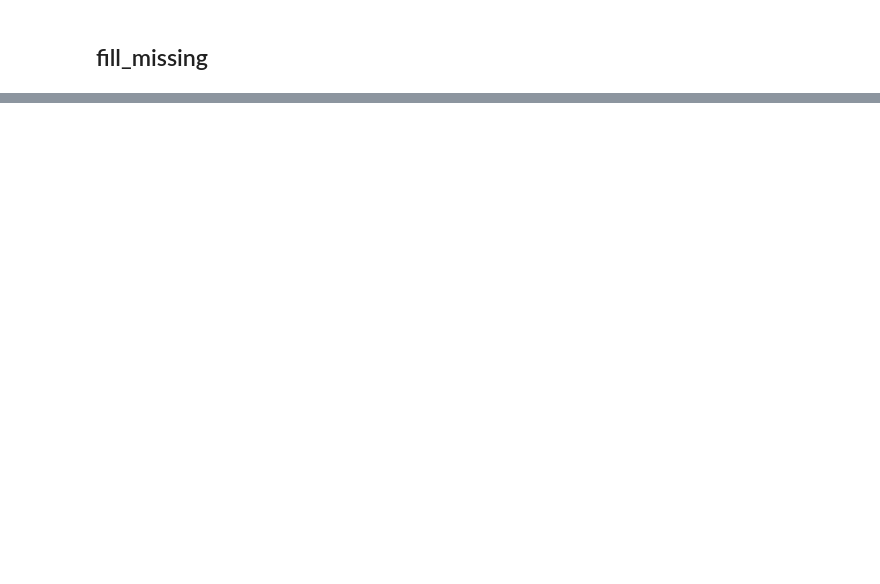
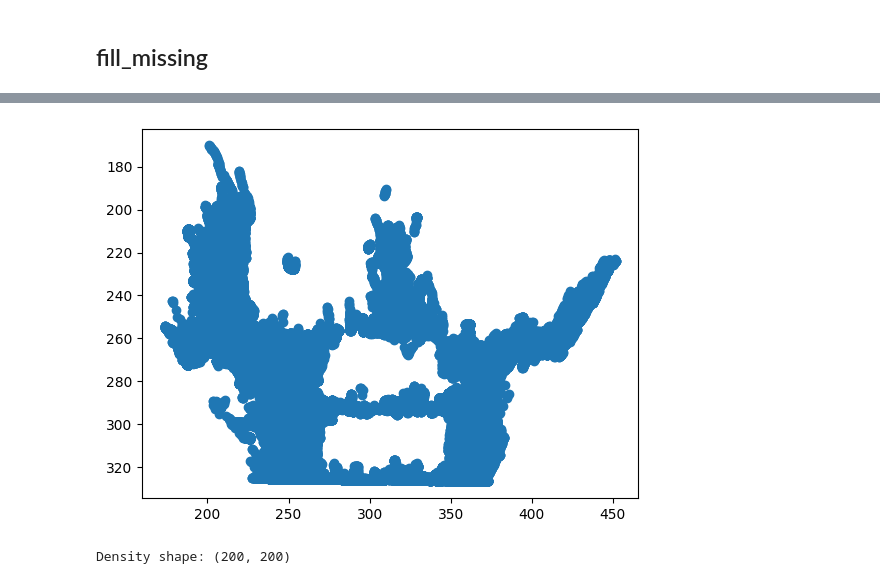
Before and after one commit to jimmoi/DE, a Jupyter notebook: video_mapping.ipynb, the cells around one changed output, grey strips where cells are left out. Drawn from its saved outputs; the diff is of its cells as text; code cells hidden in the pictures; blank space fills up the shorter version.

```diff
--- a/video_mapping.ipynb
+++ b/video_mapping.ipynb
@@ -191,0 +150,3 @@ df_interp[df_interp.isnull().any(axis=1)]
+# %%
+# เพิ่มคอลัมน์ 'foot_position' โดยใช้ข้อมูลลำดับแรกของ person_xy และข้อมูลที่ 4 ของ person_box
+df_interp['foot_position'] = df_interp.apply(lambda row: [row['person_xy'][0], row['person_box'][3]], axis=1)
@@ -191,0 +162,10 @@ df_interp[df_interp.isnull().any(axis=1)]
+# %%
+# ฟังก์ชันแปลงพิกัด
+def transform_point(xy, H):
+    p = np.array([xy[0], xy[1], 1.0])
+    output = H @ p
+    transformed = output[:2] / output[2]
+    return np.round(transformed, 4).tolist()
+
+# เพิ่มคอลัมน์ transformed_point
+df_interp["transformed_point"] = df_interp["foot_position"].apply(lambda xy: transform_point(xy, H))
@@ -261,0 +255,9 @@ else:
+# %%
+# แปลง BGR → RGB เพื่อแสดงใน matplotlib
+frame_rgb = cv2.cvtColor(map_image, cv2.COLOR_BGR2RGB)
+h, w, _ = frame_rgb.shape
+# %%
+# ดึง points ออกมาเป็น numpy array
+points = np.array(df_interp["transformed_point"].tolist())
+x = points[:, 0]
+y = points[:, 1]
@@ -261,0 +297,5 @@ else:
+# %%
+plt.scatter(x*w,y*h)
+plt.gca().invert_yaxis()
+# %% [output]
+[figure, added]
@@ -261,0 +307,4 @@ else:
+# %%
+print("Density shape:", density.shape)
+# %% [output]
+Density shape: (200, 200)
```
Also changed, not shown: parts of 28 cells of this notebook.
